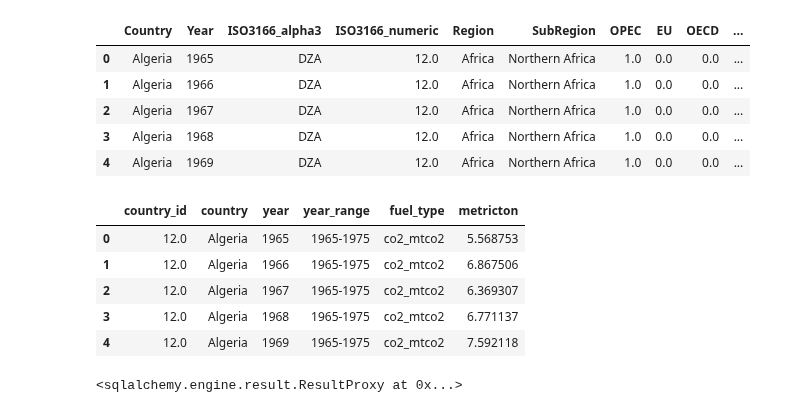
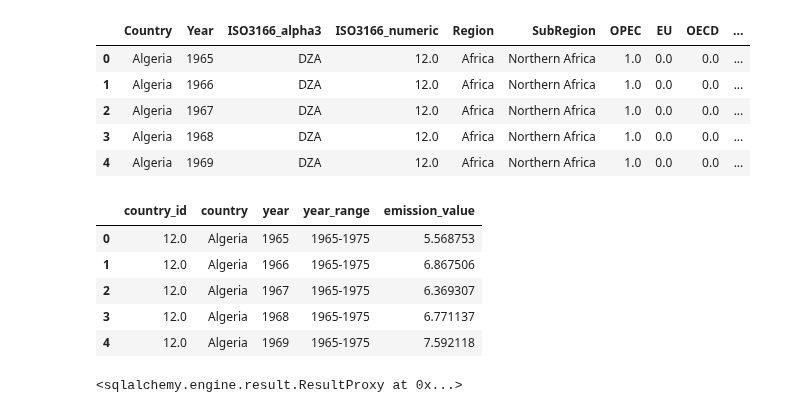
Before and after one commit to randallwvr90/fossil-fuels-and-greenhouse-gas, a Jupyter notebook: CreateDB.ipynb, the cells around one changed output. Saved outputs shown, nothing was run; the diff lists cells and outputs as text; code cells hidden in the pictures.

```diff
--- a/CreateDB.ipynb
+++ b/CreateDB.ipynb
@@ -315,17 +315,17 @@ co2emission_df['year_range']=["1965-1975" if x<1975 else "1975-1985" if x<1985
                               else "2005-2015" if x<2015 else "2015-2020" for x in co2emission_df['Year'] ]
 # %%
 #Select needed columns and rename them as needed
-co2emission_df=co2emission_df[['ISO3166_numeric','Country','Year','year_range','Var','Value']]
+co2emission_df=co2emission_df[['ISO3166_numeric','Country','Year','year_range','Value']]
 co2emission_df.rename(columns={'ISO3166_numeric':'country_id','Country':'country','Year':'year',
-                              'Var':'fuel_type','Value':'metricton'},inplace=True)
+                              'Value':'emission_value'},inplace=True)
 co2emission_df.head()
 # %% [output]
-|  | country_id | country | year | year_range | fuel_type | metricton |
-| 0 | 12.0 | Algeria | 1965 | 1965-1975 | co2_mtco2 | 5.568753 |
-| 1 | 12.0 | Algeria | 1966 | 1965-1975 | co2_mtco2 | 6.867506 |
-| 2 | 12.0 | Algeria | 1967 | 1965-1975 | co2_mtco2 | 6.369307 |
-| 3 | 12.0 | Algeria | 1968 | 1965-1975 | co2_mtco2 | 6.771137 |
-| 4 | 12.0 | Algeria | 1969 | 1965-1975 | co2_mtco2 | 7.592118 |
+|  | country_id | country | year | year_range | emission_value |
+| 0 | 12.0 | Algeria | 1965 | 1965-1975 | 5.568753 |
+| 1 | 12.0 | Algeria | 1966 | 1965-1975 | 6.867506 |
+| 2 | 12.0 | Algeria | 1967 | 1965-1975 | 6.369307 |
+| 3 | 12.0 | Algeria | 1968 | 1965-1975 | 6.771137 |
+| 4 | 12.0 | Algeria | 1969 | 1965-1975 | 7.592118 |
 # %%
 engine.execute('DROP TABLE IF EXISTS CO2_EMISSION')
 # %% [output]
```
Also changed, not shown: parts of 6 cells of this notebook, 1 other file.
